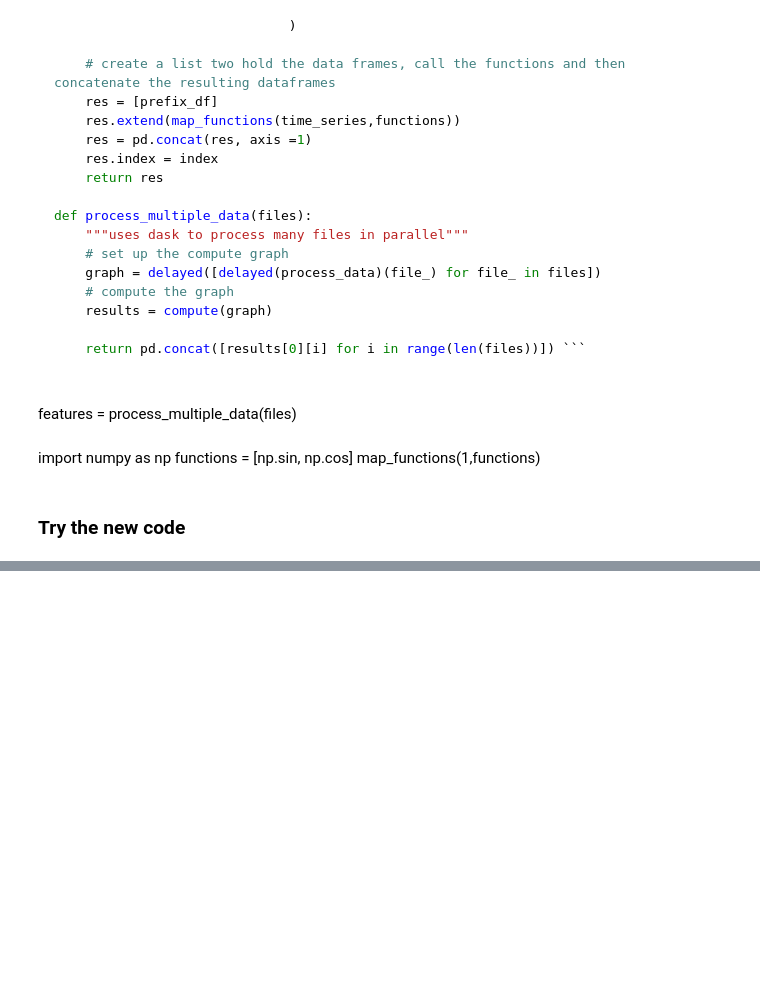
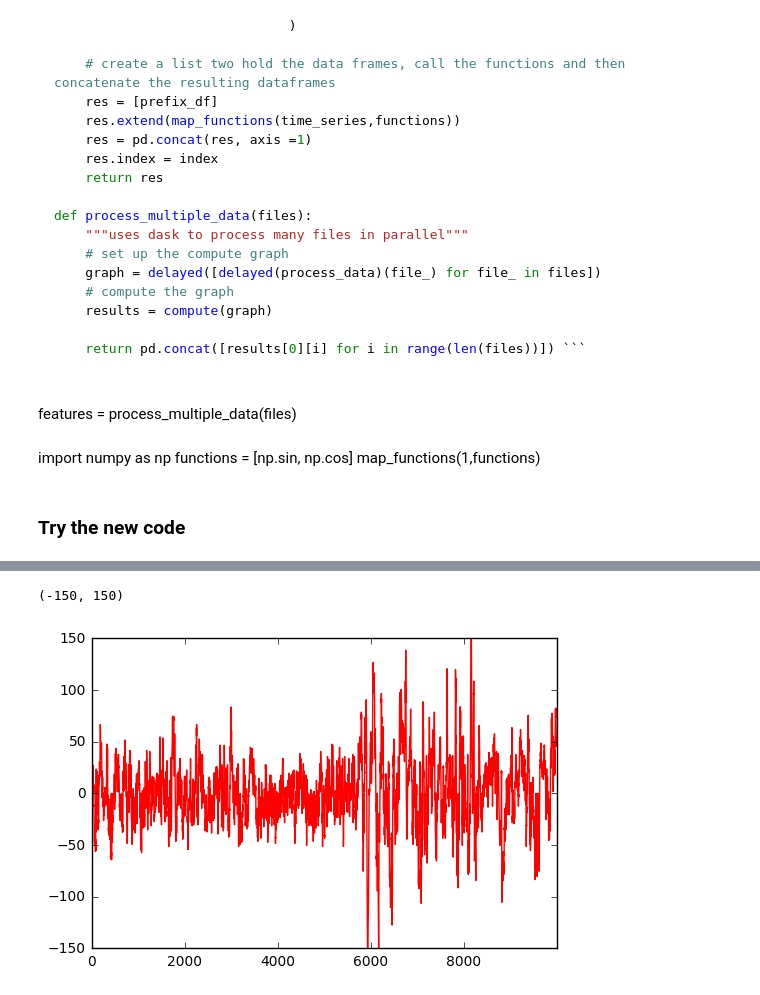
Before and after one commit to MrChristophRivera/KaggleEEG, a Jupyter notebook: data_processing/Daskit.ipynb, the cells around one changed output, grey strips where cells are left out. Cells and saved outputs as stored; diff of their text form; code cells hidden in the pictures; blank space fills up the shorter version.

```diff
--- a/data_processing/Daskit.ipynb
+++ b/data_processing/Daskit.ipynb
@@ -107,0 +126,3 @@ res= processor.process_data(test_path)
+# %%
+files = get_data_files(paths)
+#%timeit processor.process_file(files[0])
@@ -107,0 +194,3 @@ res= processor.process_data(test_path)
+# %%
+df = load_data(files[0], False)[0]
+df2= processor.pre_process(df)
@@ -107,0 +205,6 @@ res= processor.process_data(test_path)
+# %%
+ax = df[1].iloc[:10000].plot( color = 'red')
+ax.set_ylim(-150,150)
+# %% [output]
+(-150, 150)
+[figure, added]
```
Also changed, not shown: parts of 32 cells of this notebook, 2 other files.
